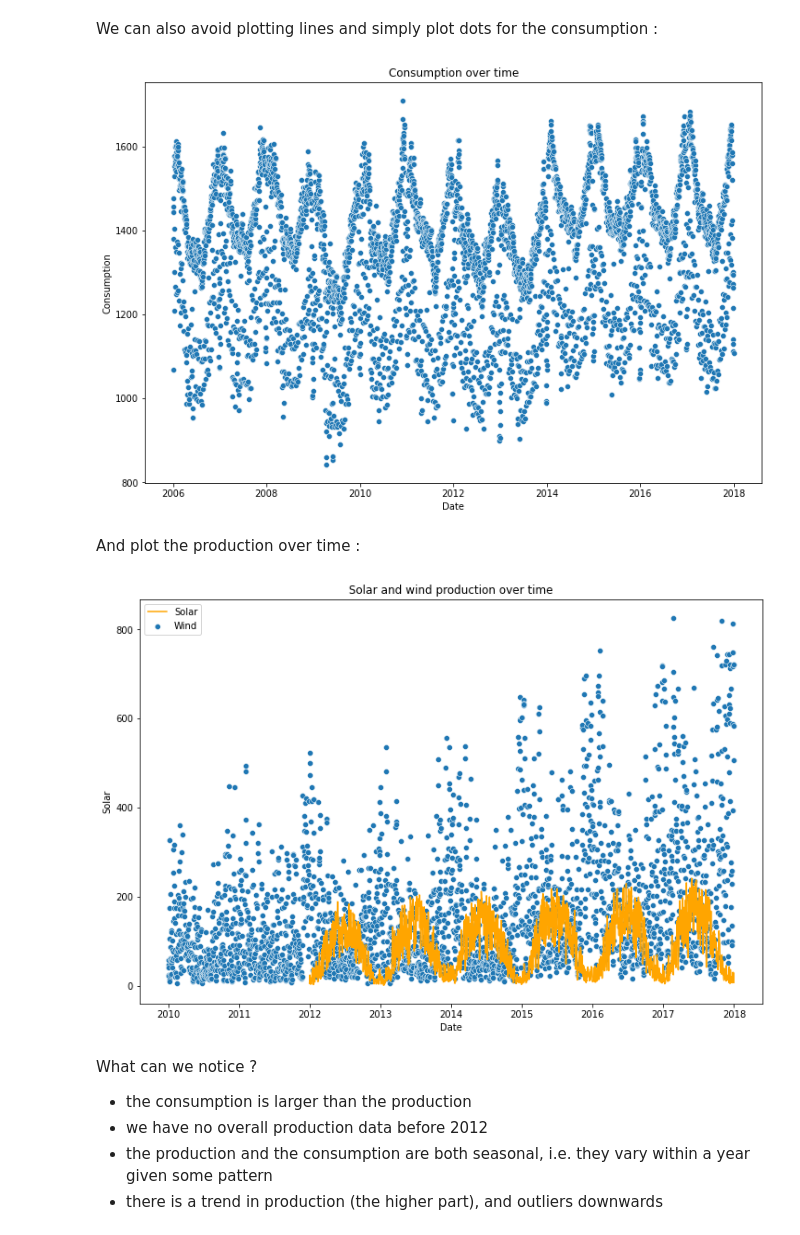
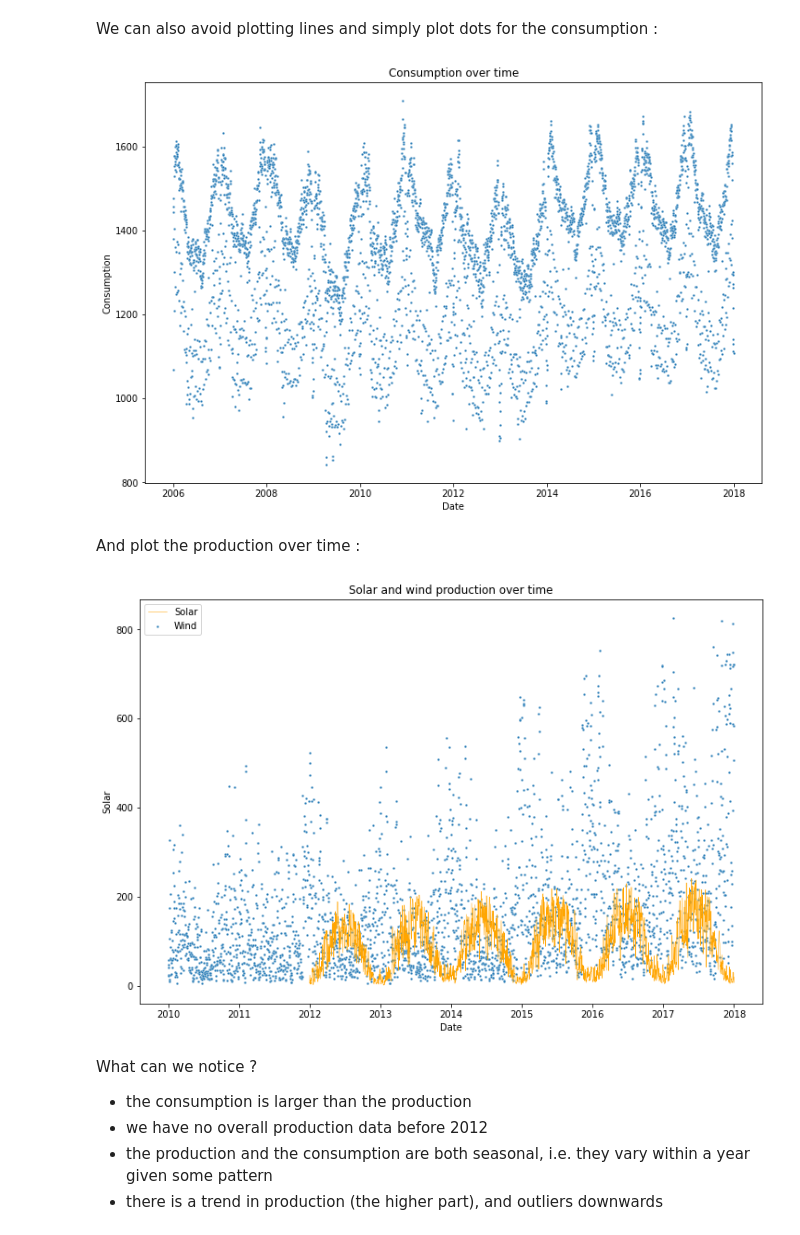
Before and after one commit to bendel2704/3030ICT-Data-analytics, a Jupyter notebook: workshop4/Electricity-Consumption-Exploration(1)-completed.ipynb, the cells around one changed output. Saved outputs shown, nothing was run; the diff lists cells and outputs as text; code cells hidden in the pictures.

```diff
--- a/workshop4/Electricity-Consumption-Exploration(1)-completed.ipynb
+++ b/workshop4/Electricity-Consumption-Exploration(1)-completed.ipynb
@@ -81,22 +83,22 @@ plt.show()
 We can also avoid plotting lines and simply plot dots for the consumption :
 # %%
 plt.figure(figsize=(12,8))
-sns.scatterplot(x='Date', y='Consumption', data=df)
+sns.scatterplot(x='Date', y='Consumption', data=df, s=6)
 plt.title('Consumption over time')
 plt.show()
 # %% [output]
-[figure, old version]
+[figure, new version]
 # %% [markdown]
 And plot the production over time :
 # %%
 plt.figure(figsize=(12,8))
-sns.lineplot(x='Date', y='Solar', data=df, color='orange')
-sns.scatterplot(x='Date', y='Wind', data=df)
+sns.lineplot(x='Date', y='Solar', data=df, color='orange', linewidth = 0.5)
+sns.scatterplot(x='Date', y='Wind', data=df, s=6)
 plt.title('Solar and wind production over time')
 plt.legend(labels=['Solar','Wind'])
 plt.show()
 # %% [output]
-[figure, old version]
+[figure, new version]
 # %% [markdown]
 What can we notice ?
 + the consumption is larger than the production
```
Also changed, not shown: parts of 28 cells of this notebook, 1 other file.
